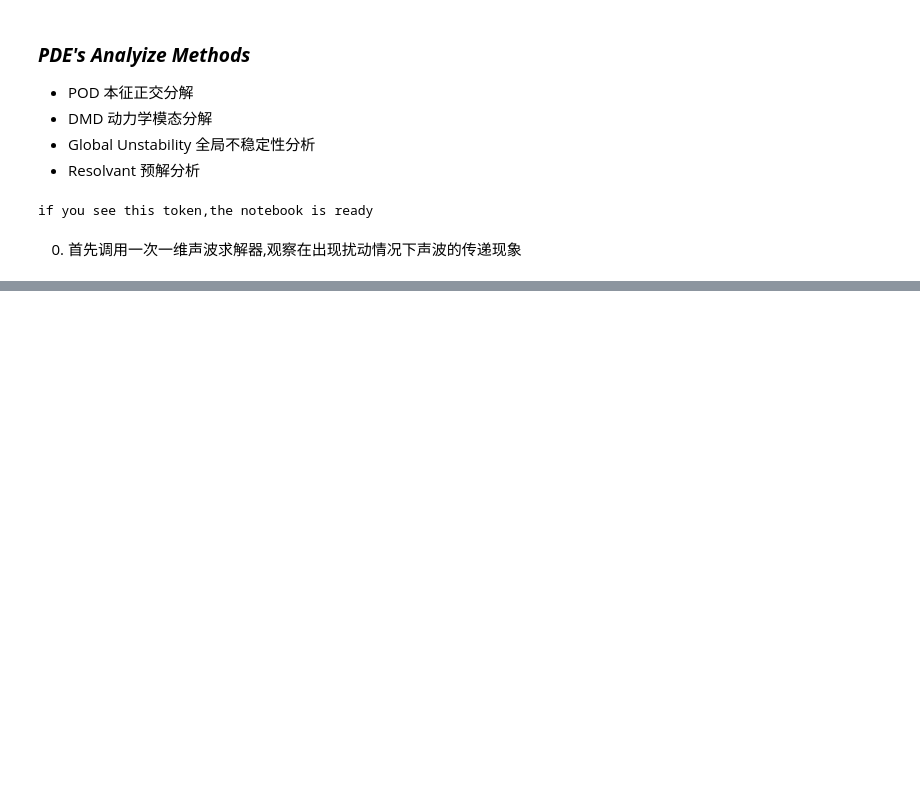
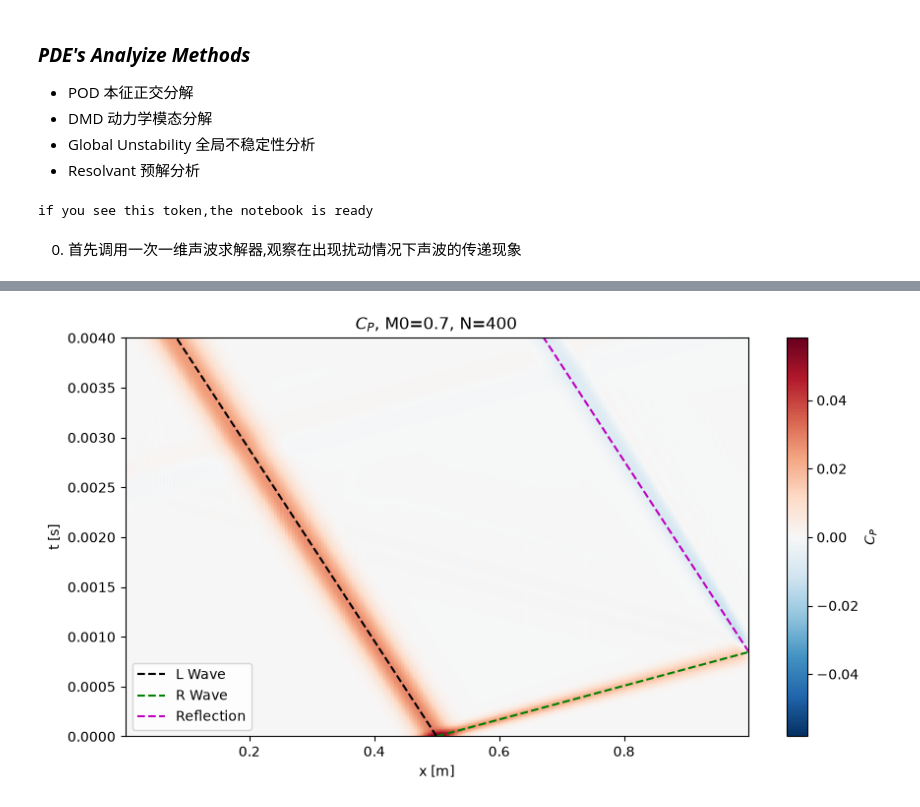
Before and after one commit to PurineAcO/PurineCFD-Plugin, a Jupyter notebook: src/resolve/PDEresolve.ipynb, the cells around one changed output, grey strips where cells are left out. Drawn from its saved outputs; the diff is of its cells as text; code cells hidden in the pictures; blank space fills up the shorter version.

```diff
--- a/src/resolve/PDEresolve.ipynb
+++ b/src/resolve/PDEresolve.ipynb
@@ -14,7 +18,8 @@ if you see this token,the notebook is ready
 # %% [markdown]
 0. 首先调用一次一维声波求解器,观察在出现扰动情况下声波的传递现象
 # %%
-sol = solver1D.flowsolve(0.7,300,1e5,1,400)
+ma,T,p0,L,N = 0.7,300,1e5,1,400
+sol = solver1D.flowsolve(ma,T,p0,L,N)
 sol.solve()
 sol.plot()
 # %% [output]
@@ -24,0 +36,37 @@ t = 4.0000e-03 s, snapshots = 8
+# %%
+import numpy as np
+import pandas as pd
+import matplotlib.pyplot as plt
+from matplotlib.colors import TwoSlopeNorm
+
+df = pd.read_csv(sol.csvname)
+t = df.iloc[:, 0].to_numpy()
+x = np.array([float(s.split('=')[1]) for s in df.columns[1:]])
+p = df.iloc[:, 1:].to_numpy()
+Cp = (p - sol.p_out) / (0.5 * sol.rho0 * sol.M0**2 * sol.gamma * sol.Rgas * sol.T0)
+vmax = np.abs(Cp).max()
+norm = TwoSlopeNorm(vmin=-vmax, vcenter=0.0, vmax=vmax)
+
+# CFD results by solver1D
+fig, ax = plt.subplots(figsize=(9, 5))
+pc = ax.pcolormesh(x, t, Cp, shading='auto', cmap='RdBu_r', norm=norm)
+ax.set_xlabel('x [m]')
+ax.set_ylabel('t [s]')
+ax.set_title(r'$C_P$, ' f'M0={sol.M0:g}, N={len(x)}')
+ax.set_xlim(x[0], x[-1])
+ax.set_ylim(t[0], t[-1])
+
+# Theory solution By Riemann
+ax.plot(0.5 * sol.L + (sol.u0 - sol.c0) * t, t, 'k--', lw=1.5, label=r'L Wave')
+ax.plot(0.5 * sol.L + (sol.u0 + sol.c0)  * t[t <= (sol.L - 0.5 * sol.L) / (sol.u0 + sol.c0)],
+        t[t <= (sol.L - 0.5 * sol.L) / (sol.u0 + sol.c0)], 'g--', lw=1.5, label=r'R Wave')
+ax.plot(sol.L + (sol.u0 - sol.c0) * (t[t >= (sol.L - 0.5 * sol.L) / (sol.u0 + sol.c0)] - (sol.L - 0.5 * sol.L) / (sol.u0 + sol.c0)),
+        t[t >= (sol.L - 0.5 * sol.L) / (sol.u0 + sol.c0)], 'm--', lw=1.5, label='Reflection')
+ax.legend(loc='lower left')
+
+cb = fig.colorbar(pc, ax=ax)
+cb.set_label(r'$C_P$')
+fig.tight_layout()
+plt.show()
+# %% [output]
+[figure, added]
```
Also changed, not shown: parts of 3 cells of this notebook, 2 other files.
